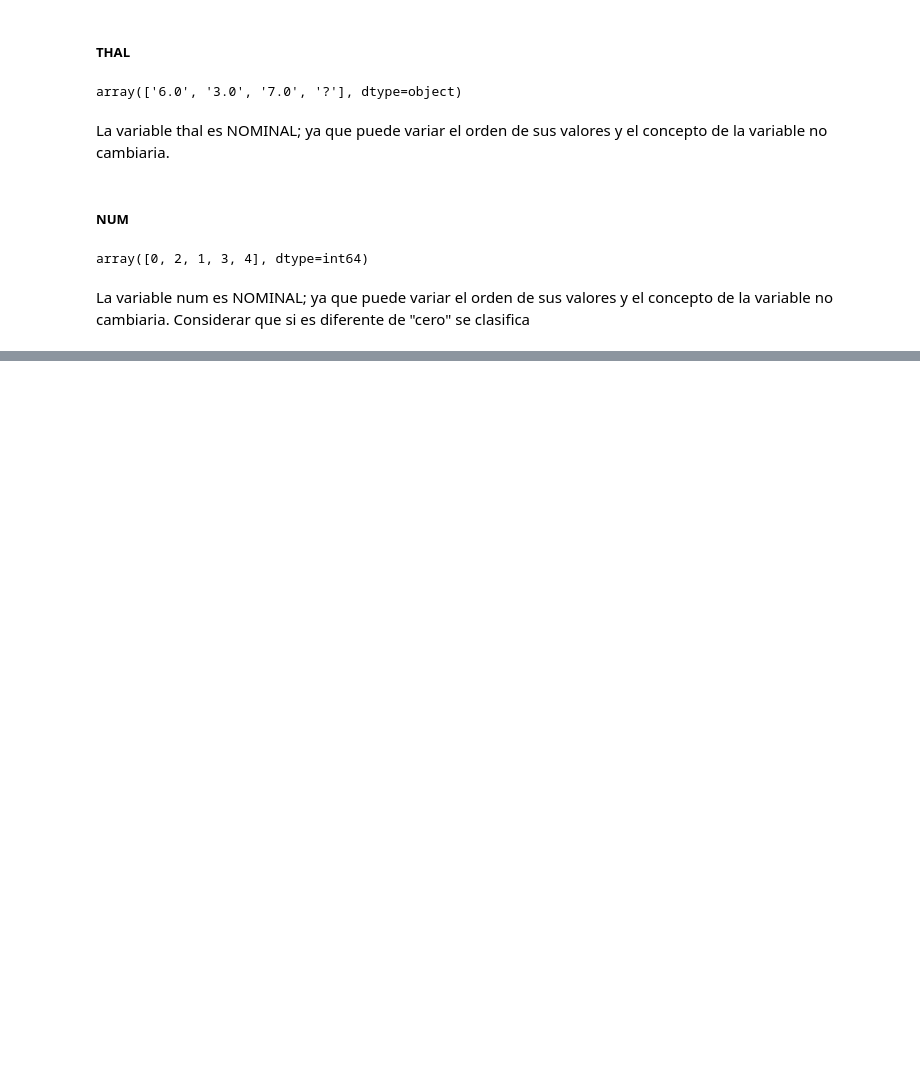
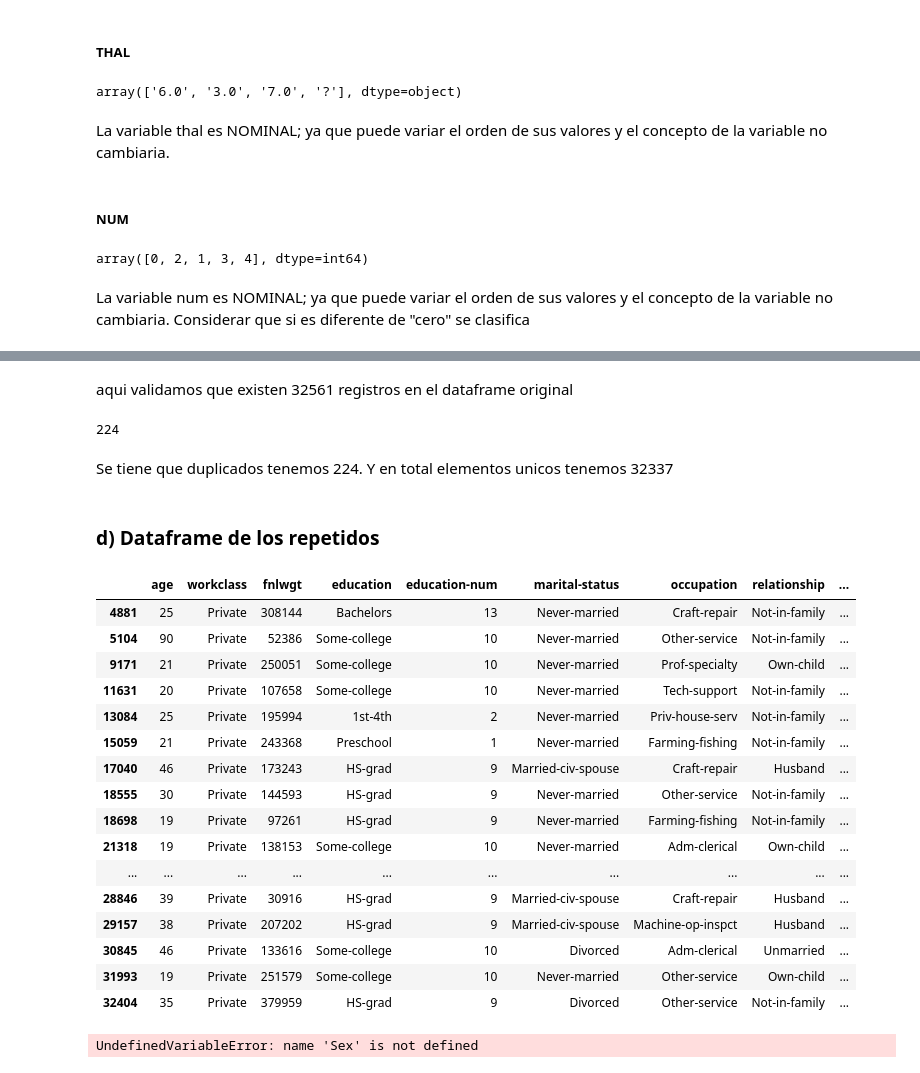
Before and after one commit to campus-antares/eu-aprendizaje-automatico, a Jupyter notebook: Actividad_1.ipynb, the cells around one changed output, grey strips where cells are left out. Cells and saved outputs as stored; diff of their text form; code cells hidden in the pictures; blank space fills up the shorter version.

```diff
--- a/Actividad_1.ipynb
+++ b/Actividad_1.ipynb
@@ -175,0 +249,3 @@ La variable num es NOMINAL; ya que puede variar el orden de sus valores y el con
+# %%
+df_adult = pd.read_csv("adult.data",names =["age", "workclass", "fnlwgt","education","education-num","marital-status", "occupation", "relationship", "race","sex","capital-gain", "capital-loss", "hours-per-week", "native-country",""])
+df_adult
@@ -175,0 +438,38 @@ La variable num es NOMINAL; ya que puede variar el orden de sus valores y el con
+# %% [markdown]
+aqui validamos que existen 32561 registros en el dataframe original
+# %%
+df2_sal = df2_sal.groupby(df2_sal.columns.tolist()).apply(lambda x: x.index.tolist()).values.tolist()
+#print (df2_sal)
+
+print(df2_sal.__sizeof__())
+# %% [output]
+224
+# %% [markdown]
+Se tiene que duplicados tenemos 224. Y en total elementos unicos tenemos 32337
+# %% [markdown]
+### d) Dataframe de los repetidos
+# %%
+df_dup = df_adult[df_adult.duplicated()]
+df_dup
+# %% [output]
+|  | age | workclass | fnlwgt | education | education-num | marital-status | occupation | relationship | ... |
+| 4881 | 25 | Private | 308144 | Bachelors | 13 | Never-married | Craft-repair | Not-in-family | ... |
+| 5104 | 90 | Private | 52386 | Some-college | 10 | Never-married | Other-service | Not-in-family | ... |
+| 9171 | 21 | Private | 250051 | Some-college | 10 | Never-married | Prof-specialty | Own-child | ... |
+| 11631 | 20 | Private | 107658 | Some-college | 10 | Never-married | Tech-support | Not-in-family | ... |
+| 13084 | 25 | Private | 195994 | 1st-4th | 2 | Never-married | Priv-house-serv | Not-in-family | ... |
+| 15059 | 21 | Private | 243368 | Preschool | 1 | Never-married | Farming-fishing | Not-in-family | ... |
+| 17040 | 46 | Private | 173243 | HS-grad | 9 | Married-civ-spouse | Craft-repair | Husband | ... |
+| 18555 | 30 | Private | 144593 | HS-grad | 9 | Never-married | Other-service | Not-in-family | ... |
+| 18698 | 19 | Private | 97261 | HS-grad | 9 | Never-married | Farming-fishing | Not-in-family | ... |
+| 21318 | 19 | Private | 138153 | Some-college | 10 | Never-married | Adm-clerical | Own-child | ... |
+| ... | ... | ... | ... | ... | ... | ... | ... | ... | ... |
+| 28846 | 39 | Private | 30916 | HS-grad | 9 | Married-civ-spouse | Craft-repair | Husband | ... |
+| 29157 | 38 | Private | 207202 | HS-grad | 9 | Married-civ-spouse | Machine-op-inspct | Husband | ... |
+| 30845 | 46 | Private | 133616 | Some-college | 10 | Divorced | Adm-clerical | Unmarried | ... |
+| 31993 | 19 | Private | 251579 | Some-college | 10 | Never-married | Other-service | Own-child | ... |
+| 32404 | 35 | Private | 379959 | HS-grad | 9 | Divorced | Other-service | Not-in-family | ... |
+# %%
+df2 = df_dup.query('Sex == Male')
+# %% [output]
+UndefinedVariableError: name 'Sex' is not defined
```
Also changed, not shown: parts of 59 cells of this notebook, 2 other files.
